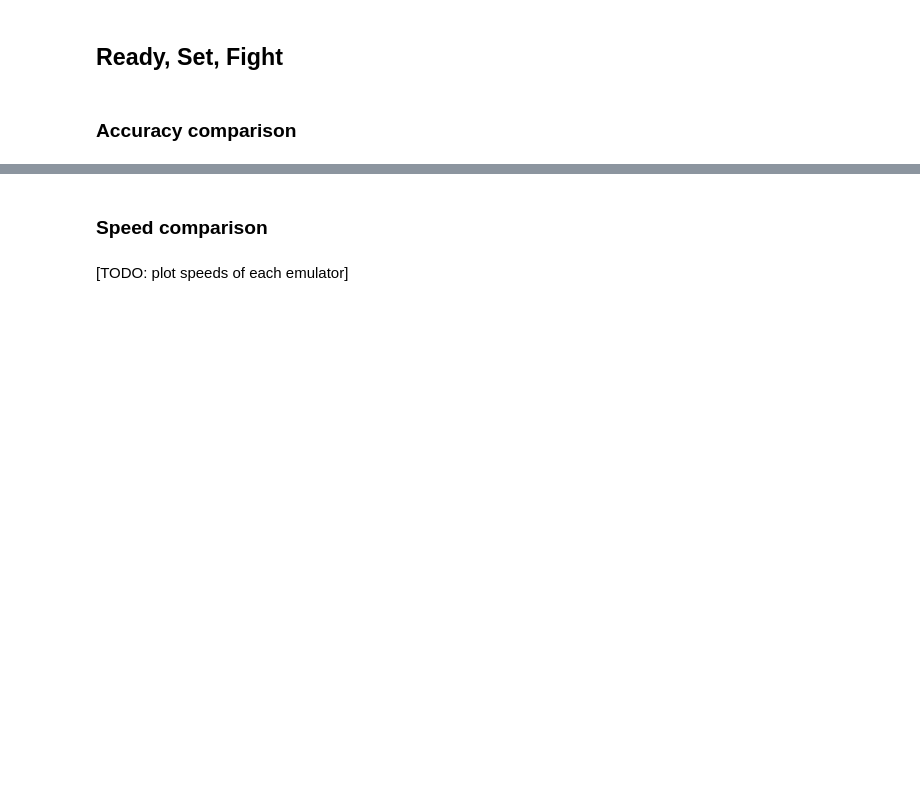
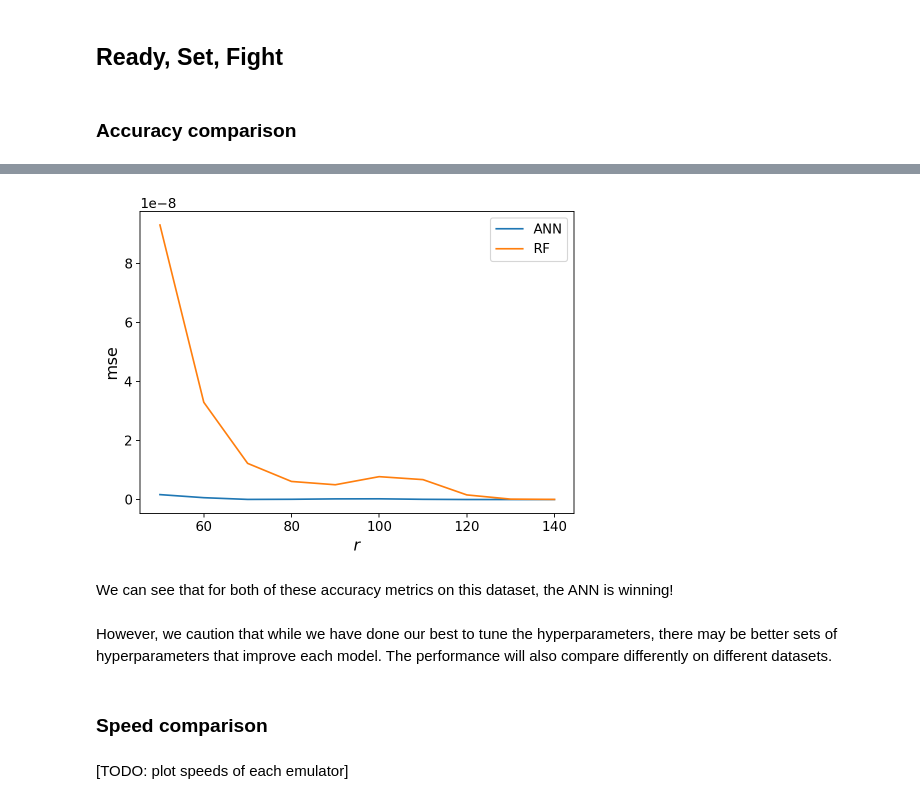
Before and after one commit to kstoreyf/emu-fight, a Jupyter notebook: the_great_emu_fight.ipynb, the cells around one changed output, grey strips where cells are left out. Saved outputs shown, nothing was run; the diff lists cells and outputs as text; code cells hidden in the pictures; blank space fills up the shorter version.

```diff
--- a/the_great_emu_fight.ipynb
+++ b/the_great_emu_fight.ipynb
@@ -138,3 +165,12 @@ emu.plot_predictions("RF")
+# %%
+metric = "mse"
+emu.plot_accuracy(metric)
+# %% [output]
+[figure, added]
+# %% [markdown]
+We can see that for both of these accuracy metrics on this dataset, the ANN is winning!
+# %% [markdown]
+However, we caution that while we have done our best to tune the hyperparameters, there may be better sets of hyperparameters that improve each model. The performance will also compare differently on different datasets.
 # %% [markdown]
 ### Speed comparison
 # %% [markdown]
```
Also changed, not shown: parts of 10 cells of this notebook.
